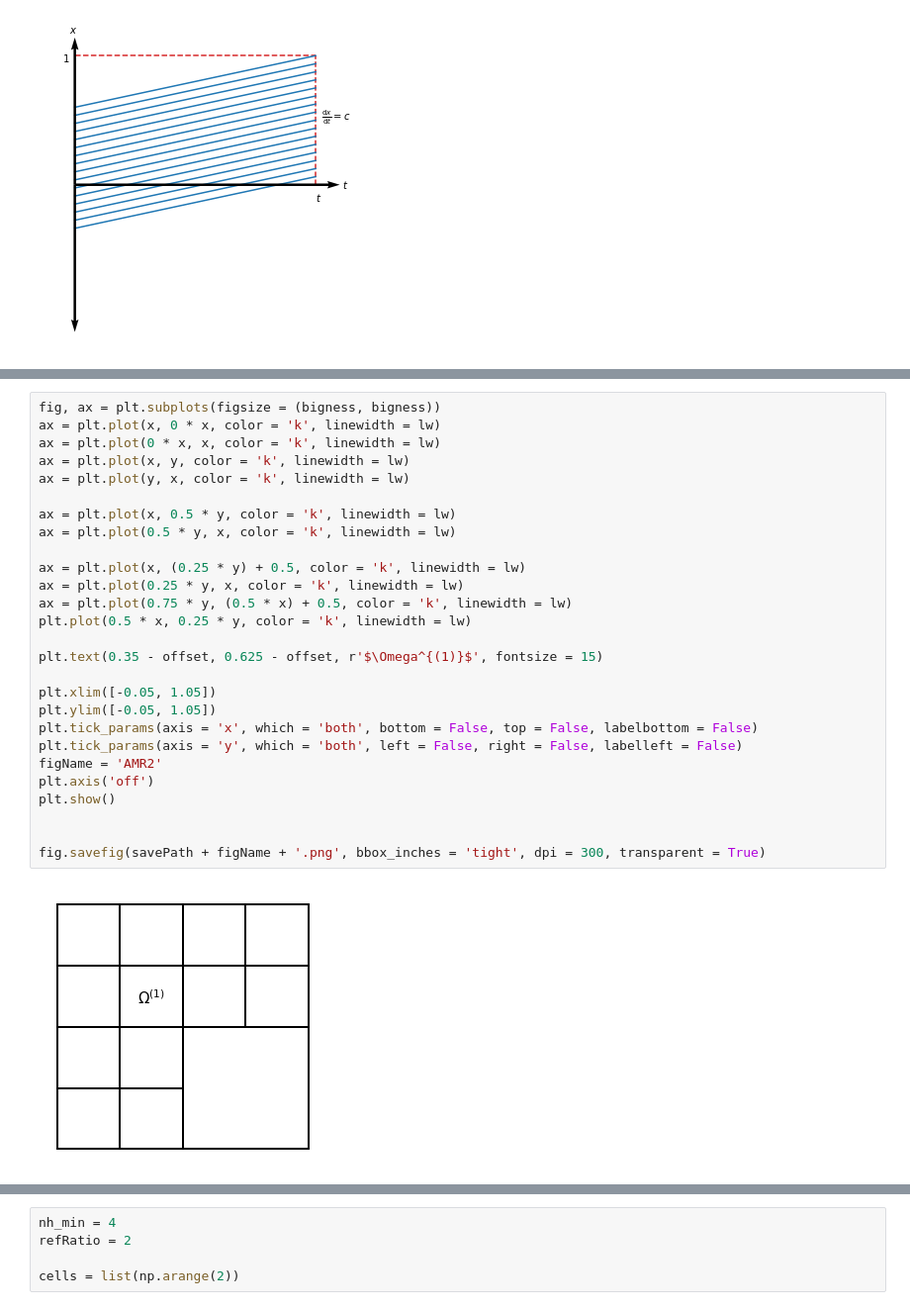
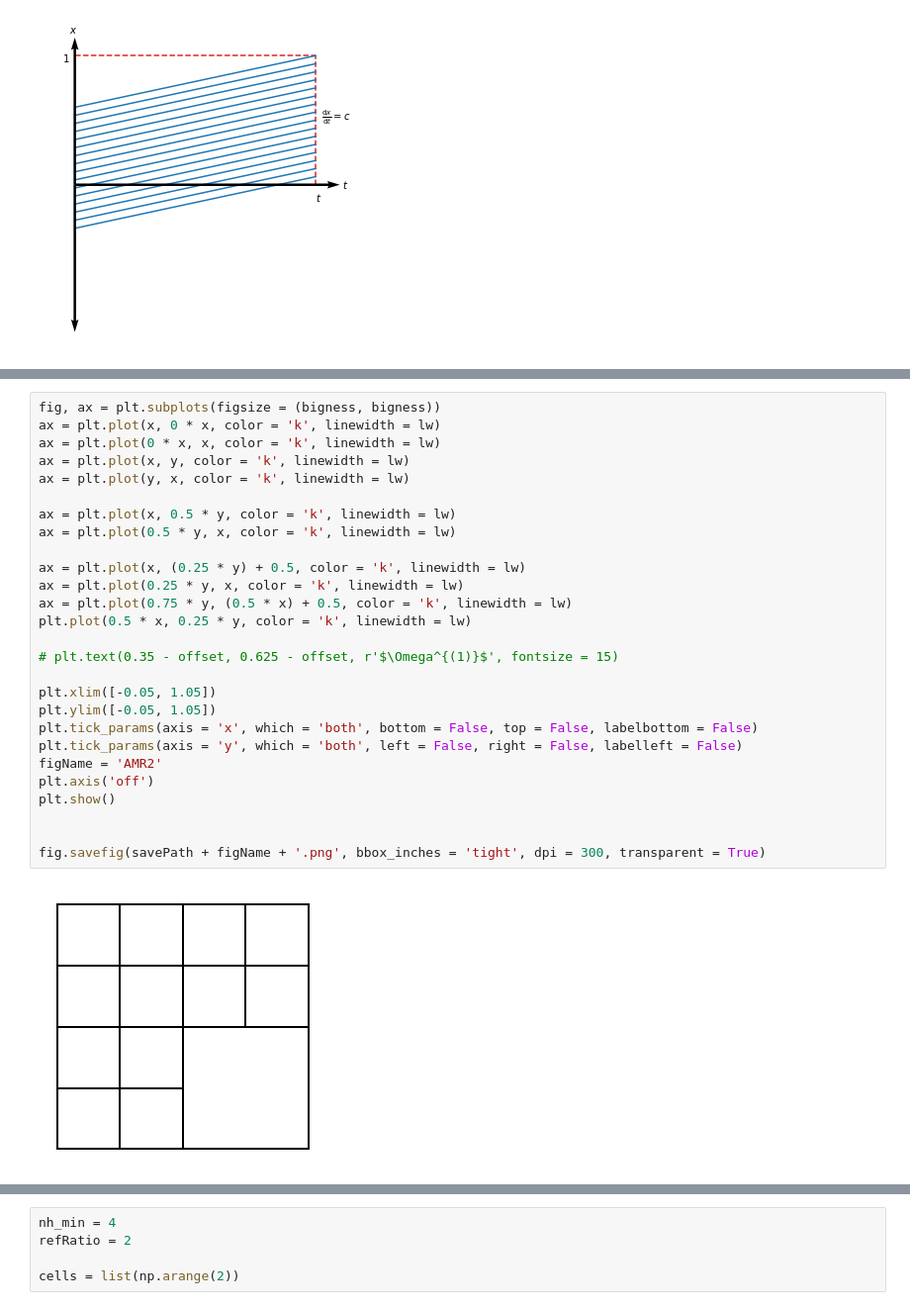
Before and after one commit to 88Sasha88/FV_MG, a Jupyter notebook: CharacteristicLinesUnitTest.ipynb, the cells around one changed output, grey strips where cells are left out. Shown at 99% size. Drawn from its saved outputs; the diff is of its cells as text.

```diff
--- a/CharacteristicLinesUnitTest.ipynb
+++ b/CharacteristicLinesUnitTest.ipynb
@@ -320,32 +517,32 @@ fig.savefig(savePath + figName + '.png', bbox_inches = 'tight', dpi = 300, trans
 # %%
 fig, ax = plt.subplots(figsize = (bigness, bigness))
 ax = plt.plot(x, 0 * x, color = 'k', linewidth = lw)
 ax = plt.plot(0 * x, x, color = 'k', linewidth = lw)
 ax = plt.plot(x, y, color = 'k', linewidth = lw)
 ax = plt.plot(y, x, color = 'k', linewidth = lw)
 
 ax = plt.plot(x, 0.5 * y, color = 'k', linewidth = lw)
 ax = plt.plot(0.5 * y, x, color = 'k', linewidth = lw)
 
 ax = plt.plot(x, (0.25 * y) + 0.5, color = 'k', linewidth = lw)
 ax = plt.plot(0.25 * y, x, color = 'k', linewidth = lw)
 ax = plt.plot(0.75 * y, (0.5 * x) + 0.5, color = 'k', linewidth = lw)
 plt.plot(0.5 * x, 0.25 * y, color = 'k', linewidth = lw)
 
-plt.text(0.35 - offset, 0.625 - offset, r'$\Omega^{(1)}$', fontsize = 15)
+# plt.text(0.35 - offset, 0.625 - offset, r'$\Omega^{(1)}$', fontsize = 15)
 
 plt.xlim([-0.05, 1.05])
 plt.ylim([-0.05, 1.05])
 plt.tick_params(axis = 'x', which = 'both', bottom = False, top = False, labelbottom = False)
 plt.tick_params(axis = 'y', which = 'both', left = False, right = False, labelleft = False)
 figName = 'AMR2'
 plt.axis('off')
 plt.show()
 
 
 fig.savefig(savePath + figName + '.png', bbox_inches = 'tight', dpi = 300, transparent = True)
 # %% [output]
-[figure, old version]
+[figure, new version]
 # %%
 fig, ax = plt.subplots(figsize = (bigness, bigness))
 ax = plt.plot(x, 0 * x, color = 'k', linewidth = lw)
```
Also changed, not shown: parts of 18 cells of this notebook, 7 other files.
